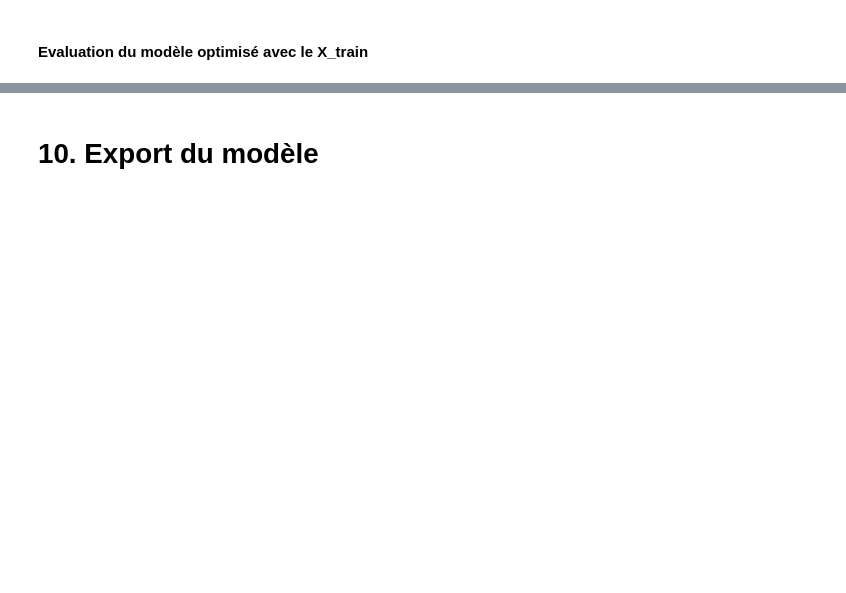
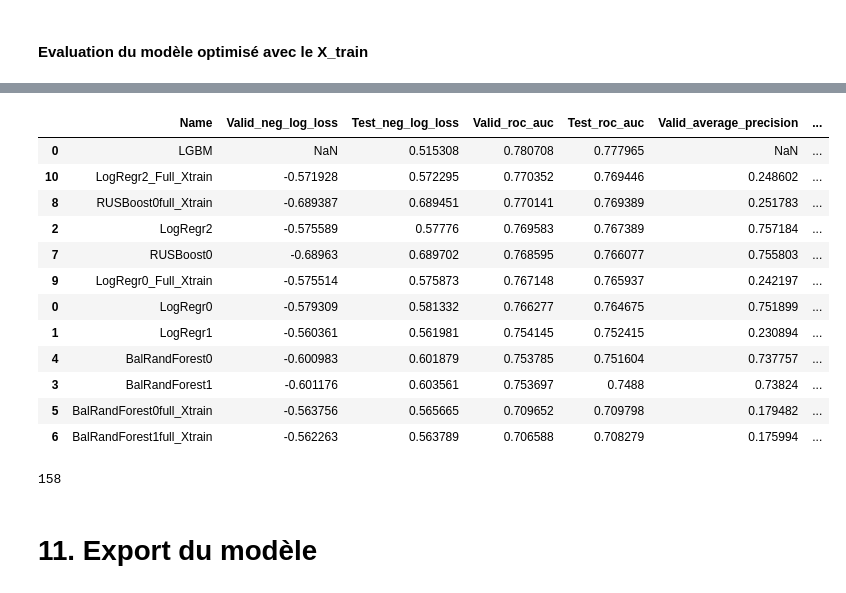
Before and after one commit to eva505/Project7, a Jupyter notebook: Notebooks/P7_02_models.ipynb, the cells around one changed output, grey strips where cells are left out. Drawn from its saved outputs; the diff is of its cells as text; code cells hidden in the pictures; blank space fills up the shorter version.

Commit message:
updated Notebooks and model

```diff
--- a/Notebooks/P7_02_models.ipynb
+++ b/Notebooks/P7_02_models.ipynb
@@ -1254,0 +1811,2 @@ model_dict[modelname] = eval_dict
+# %%
+model_dict[modelname+'full_Xtrain']['X_test_scores'] = scores_from_model(estimator, X_test, y_test, scoring_tple)
@@ -1276,6 +1838,6 @@ Le temps d'entrainement est  111102.38 +/- 2639.93 ms.
 __________________________________________________
 # %%
-estimator = model_dict[modelname]['estimator']
+estimator = model_dict[modelname+'full_Xtrain']['estimator']
 y_test_pred = estimator.predict_proba(X_test)
 # %%
 print(f'The log loss score for the X_test set is\t {log_loss(y_test, y_test_pred)}')
@@ -1290,3 +1852,5 @@ The f1 score for the X_test set is               0.2764333279194413
+# %%
+model_dict[modelname+'full_Xtrain']['X_test_scores'] = scores_from_model(estimator, X_test, y_test, scoring_tple)
 # %%
 gc.collect()
 # %% [output]
@@ -1293,0 +1864,14 @@ gc.collect()
+# %%
+table = len(model_dict) * [[]]
+for i, (key, vals) in enumerate(model_dict.items()) :
+    row = [key]
+    title = ["Name"]
+    for score in scoring_tple :
+        row.append(vals['test_scores'][score][0])
+        title.append('Valid_'+score)
+        row.append(vals['X_test_scores'][score])
+        title.append('Test_'+score)
+    row.append(vals['train_time'][0])
+    title.append('TrainTime')
+    table[i] = row
+model_summary=pd.DataFrame(table, columns=title).sort_values(by='Test_roc_auc', ascending=False)
@@ -1293,0 +1893,25 @@ gc.collect()
+# %%
+#from lgbm notebook
+lgbm_row = ['LGBM', np.nan, 0.5153078978645732,
+                    0.780708, 0.7779648333912697,
+                    np.nan, 0.15246897060362524,
+                    np.nan, 0.7076143179683521,
+                    np.nan, 0.293452661328309,
+                    20.484087]
+
+pd.concat([model_summary,
+           pd.DataFrame(lgbm_row).T.rename(columns={i:t for i, t in enumerate(title)})]).sort_values(by='Test_roc_auc', ascending=False)
+# %% [output]
+|  | Name | Valid_neg_log_loss | Test_neg_log_loss | Valid_roc_auc | Test_roc_auc | Valid_average_precision | ... |
+| 0 | LGBM | NaN | 0.515308 | 0.780708 | 0.777965 | NaN | ... |
+| 10 | LogRegr2_Full_Xtrain | -0.571928 | 0.572295 | 0.770352 | 0.769446 | 0.248602 | ... |
+| 8 | RUSBoost0full_Xtrain | -0.689387 | 0.689451 | 0.770141 | 0.769389 | 0.251783 | ... |
+| 2 | LogRegr2 | -0.575589 | 0.57776 | 0.769583 | 0.767389 | 0.757184 | ... |
+| 7 | RUSBoost0 | -0.68963 | 0.689702 | 0.768595 | 0.766077 | 0.755803 | ... |
+| 9 | LogRegr0_Full_Xtrain | -0.575514 | 0.575873 | 0.767148 | 0.765937 | 0.242197 | ... |
+| 0 | LogRegr0 | -0.579309 | 0.581332 | 0.766277 | 0.764675 | 0.751899 | ... |
+| 1 | LogRegr1 | -0.560361 | 0.561981 | 0.754145 | 0.752415 | 0.230894 | ... |
+| 4 | BalRandForest0 | -0.600983 | 0.601879 | 0.753785 | 0.751604 | 0.737757 | ... |
+| 3 | BalRandForest1 | -0.601176 | 0.603561 | 0.753697 | 0.7488 | 0.73824 | ... |
+| 5 | BalRandForest0full_Xtrain | -0.563756 | 0.565665 | 0.709652 | 0.709798 | 0.179482 | ... |
+| 6 | BalRandForest1full_Xtrain | -0.562263 | 0.563789 | 0.706588 | 0.708279 | 0.175994 | ... |
@@ -1294,3 +1922,7 @@ gc.collect()
+# %%
+gc.collect()
+# %% [output]
+158
 # %% [markdown]
-# 10. Export du modèle
+# 11. Export du modèle
 # %%
```
Also changed, not shown: parts of 159 cells of this notebook, 4 other files.
